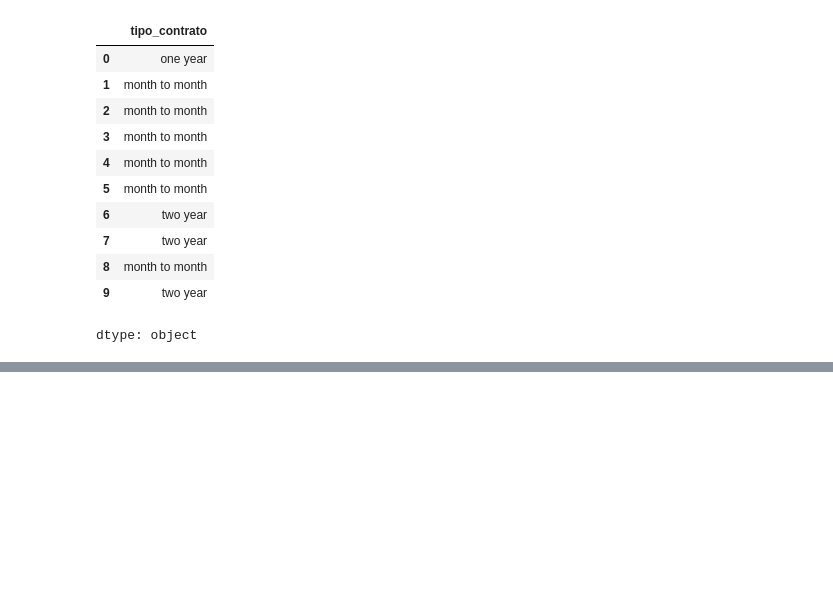
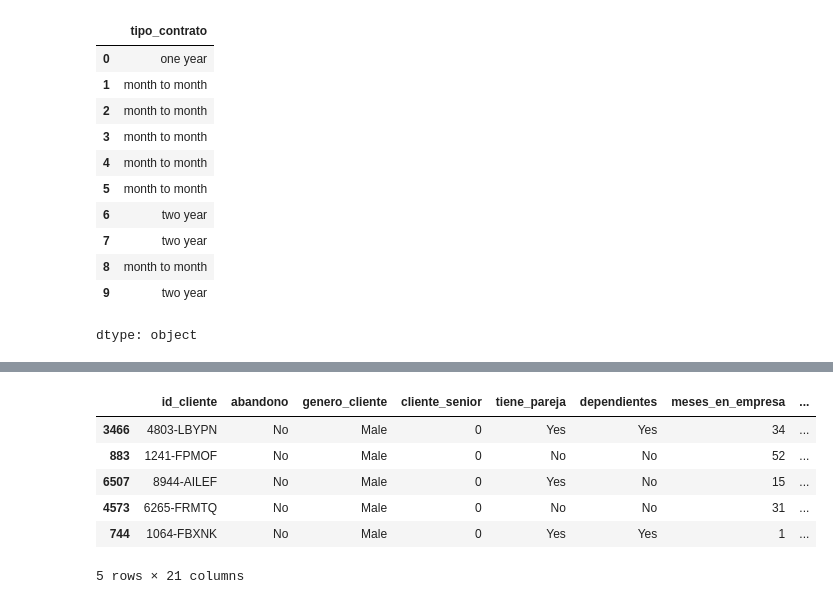
Before and after one commit to Nataliahfk/Telecom-X_-segundo-challenge, a Jupyter notebook: Telecom_X_Clallenge_Latam.ipynb, the cells around one changed output, grey strips where cells are left out. Drawn from its saved outputs; the diff is of its cells as text; code cells hidden in the pictures; blank space fills up the shorter version.

```diff
--- a/Telecom_X_Clallenge_Latam.ipynb
+++ b/Telecom_X_Clallenge_Latam.ipynb
@@ -333 +369,12 @@ df_normalizado['metodo_pago'].sample(10)
 dtype: object
+# %%
+info = df_normalizado.query("servicio_internet in ['No']")
+info.sample(5)
+# %% [output]
+|  | id_cliente | abandono | genero_cliente | cliente_senior | tiene_pareja | dependientes | meses_en_empresa | ... |
+| 3466 | 4803-LBYPN | No | Male | 0 | Yes | Yes | 34 | ... |
+| 883 | 1241-FPMOF | No | Male | 0 | No | No | 52 | ... |
+| 6507 | 8944-AILEF | No | Male | 0 | Yes | No | 15 | ... |
+| 4573 | 6265-FRMTQ | No | Male | 0 | No | No | 31 | ... |
+| 744 | 1064-FBXNK | No | Male | 0 | Yes | Yes | 1 | ... |
+5 rows × 21 columns
```
Also changed, not shown: parts of 7 cells of this notebook.
